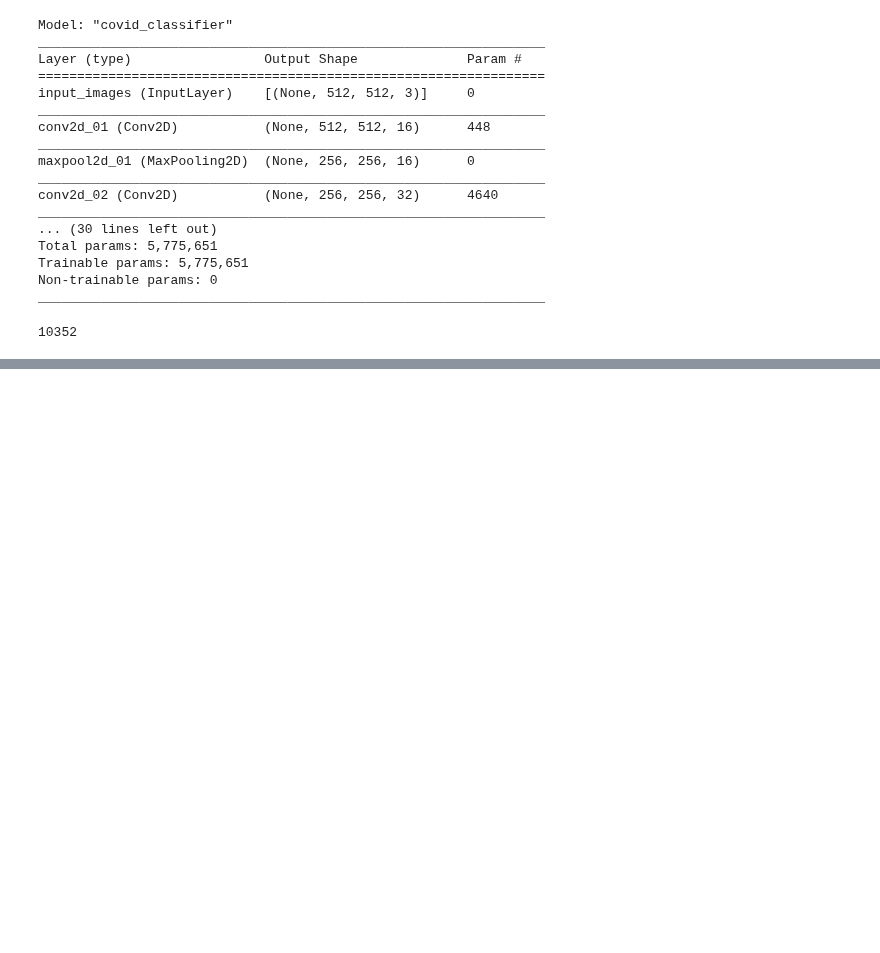
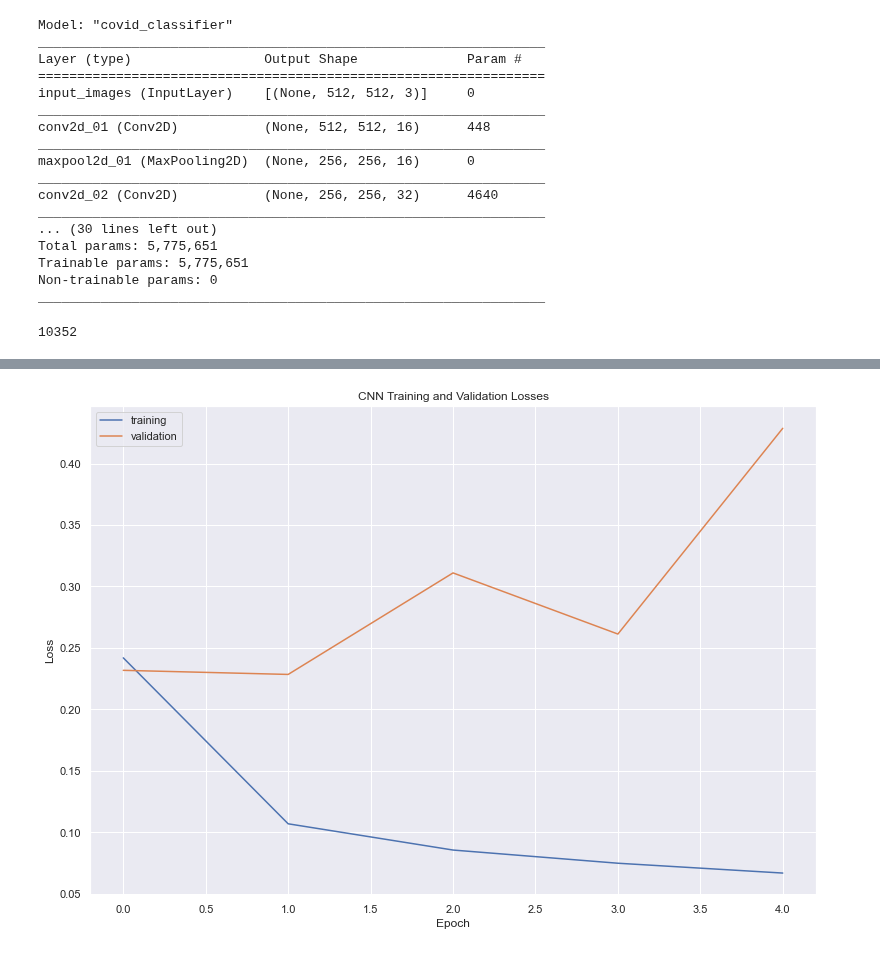
Before and after one commit to alghimo/computed-tomography-corona-thesis, a Jupyter notebook: notebooks/2_train_test_split.ipynb, the cells around one changed output, grey strips where cells are left out. Saved outputs shown, nothing was run; the diff lists cells and outputs as text; code cells hidden in the pictures; blank space fills up the shorter version.

Commit message:
Add plots for training loss and categorical accuracy

```diff
--- a/notebooks/2_train_test_split.ipynb
+++ b/notebooks/2_train_test_split.ipynb
@@ -9,6 +9,8 @@ import pandas as pd
 base_dir = Path.cwd().parent
 config_dir = base_dir / "config"
 data_dir = base_dir / "data"
+docs_dir = base_dir / "docs"
+figures_dir = docs_dir / "figures"
 models_dir = base_dir / "models"
 logs_dir = base_dir / "logs"
 images_input_dir = data_dir / "COVID19"
@@ -1021,0 +633,18 @@ Report SWEETVIZ_REPORT.html was generated! NOTEBOOK/COLAB USERS: the web browser
+# %%
+import seaborn as sns
+
+sns.set_style("whitegrid")
+sns.set(rc={'figure.figsize':(13, 9)})
+# %%
+import matplotlib.pyplot as plt
+
+plt.plot(fit_history.history["loss"], label="training")
+plt.plot(fit_history.history["val_loss"], label="validation")
+plt.title("CNN Training and Validation Losses")
+plt.xlabel("Epoch")
+plt.ylabel("Loss")
+plt.legend()
+plt.savefig(figures_dir / "cnn_loss.png")
+plt.show()
+# %% [output]
+[figure, added]
```
Also changed, not shown: parts of 50 cells of this notebook, 4 other files.
